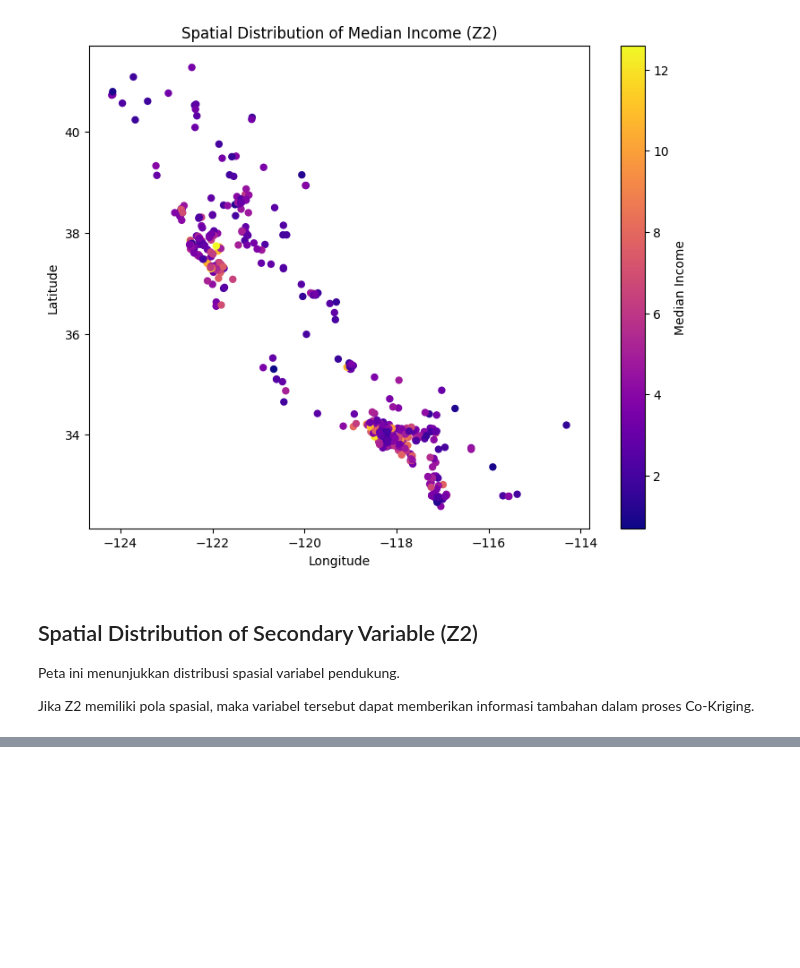
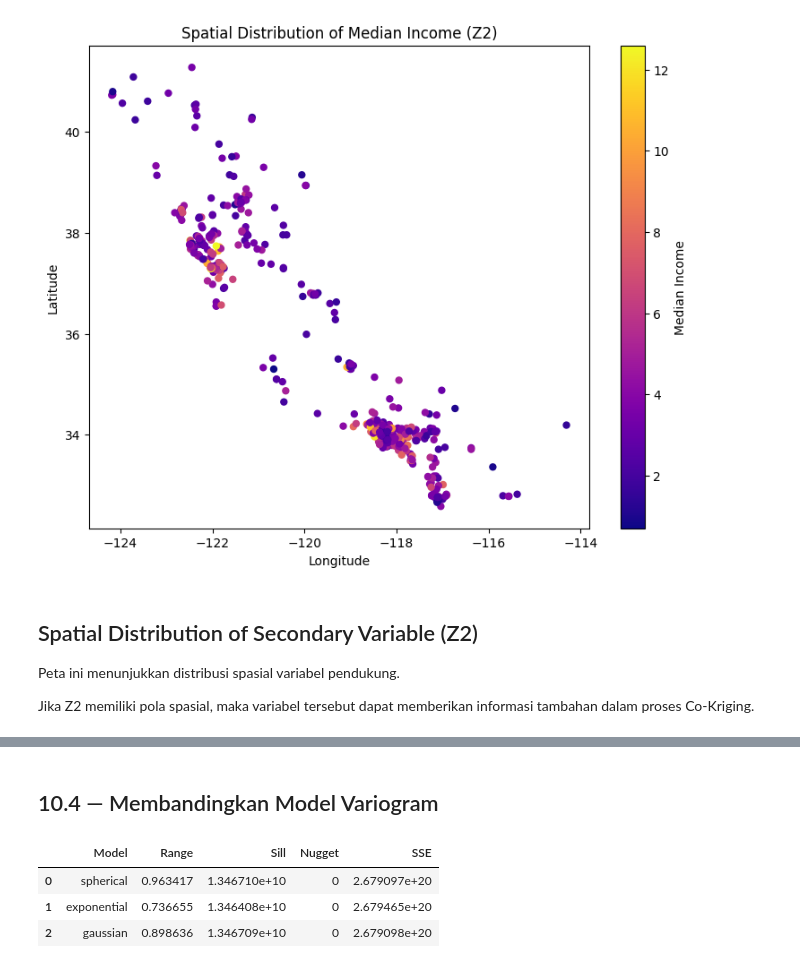
Before and after one commit to solehas25h-salmasoleha/Co-Kriging, a Jupyter notebook: Co_Kriging.ipynb, the cells around one changed output, grey strips where cells are left out. Saved outputs shown, nothing was run; the diff lists cells and outputs as text; code cells hidden in the pictures; blank space fills up the shorter version.

```diff
--- a/Co_Kriging.ipynb
+++ b/Co_Kriging.ipynb
@@ -350,0 +395,44 @@ memberikan informasi tambahan dalam proses Co-Kriging.
+# %% [markdown]
+## 10.4 — Membandingkan Model Variogram
+# %%
+models = [
+    "spherical",
+    "exponential",
+    "gaussian"
+]
+hasil_Z1=[]
+for m in models:
+    V = Variogram(
+        coords,
+        Z1,
+        model=m,
+        n_lags=15
+
+    )
+    hasil_Z1.append(
+        [
+            m,
+            V.parameters[0],
+            V.parameters[1],
+            V.parameters[2],
+            V.residual_sum_of_squares
+        ]
+
+    )
+tabel_variogram_Z1 = pd.DataFrame(
+    hasil_Z1,
+    columns=[
+        "Model",
+        "Range",
+        "Sill",
+        "Nugget",
+        "SSE"
+    ]
+)
+
+tabel_variogram_Z1
+# %% [output]
+|  | Model | Range | Sill | Nugget | SSE |
+| 0 | spherical | 0.963417 | 1.346710e+10 | 0 | 2.679097e+20 |
+| 1 | exponential | 0.736655 | 1.346408e+10 | 0 | 2.679465e+20 |
+| 2 | gaussian | 0.898636 | 1.346709e+10 | 0 | 2.679098e+20 |
```
Also changed, not shown: parts of 9 cells of this notebook.
